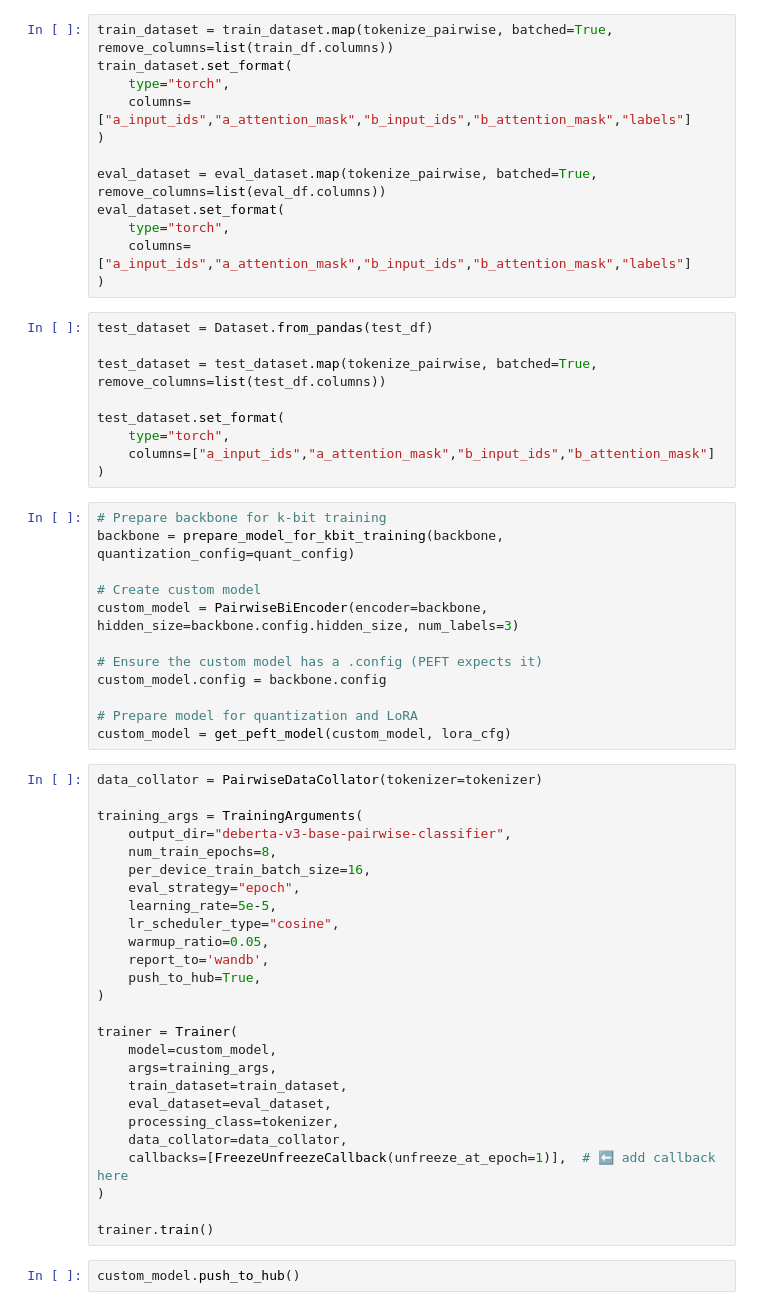
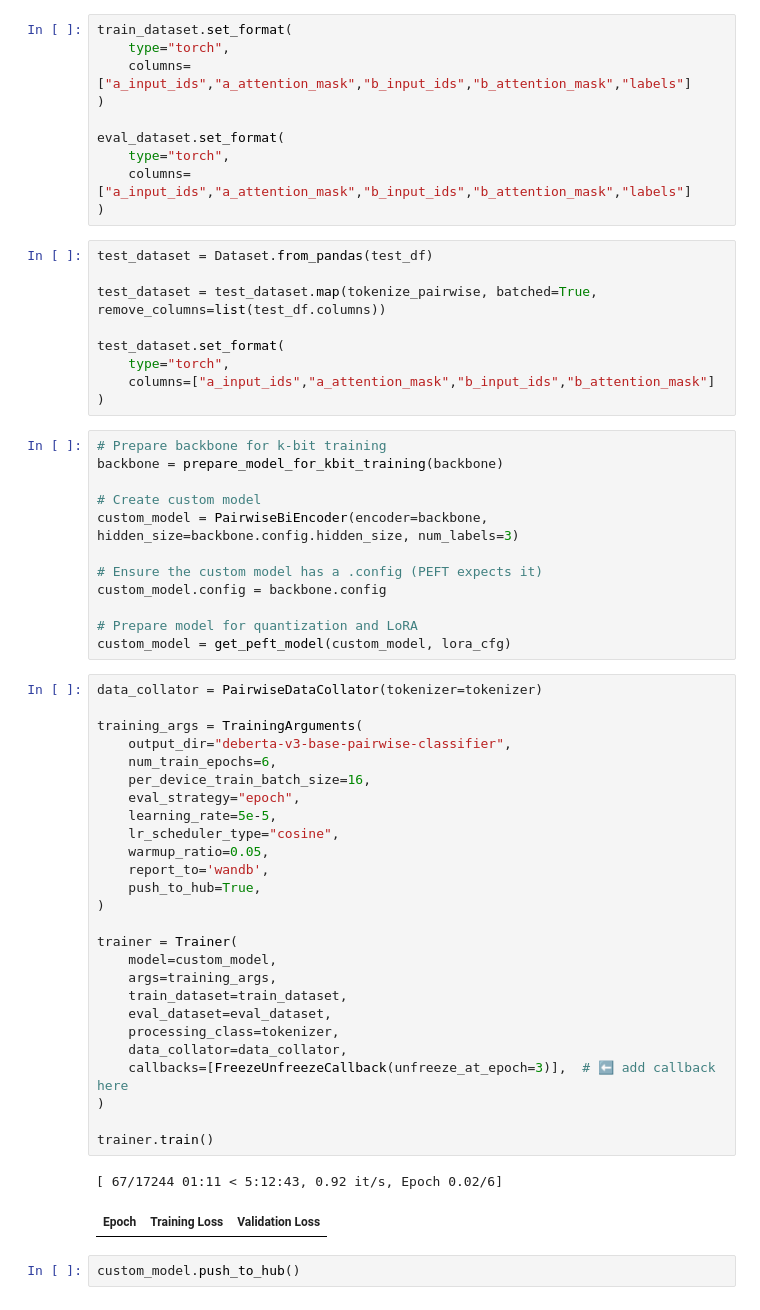
Before and after one commit to bheshajkc/nlp-playground, a Jupyter notebook: notebooks/llm_finetuning_v1.ipynb, the cells around one changed output. Drawn from its saved outputs; the diff is of its cells as text.

```diff
--- a/notebooks/llm_finetuning_v1.ipynb
+++ b/notebooks/llm_finetuning_v1.ipynb
@@ -470,13 +509,11 @@ eval_dataset = Dataset.from_pandas(eval_df)
 train_dataset = train_dataset.map(tokenize_pairwise, batched=True, remove_columns=list(train_df.columns))
 eval_dataset = eval_dataset.map(tokenize_pairwise, batched=True, remove_columns=list(eval_df.columns))
 # %%
-train_dataset = train_dataset.map(tokenize_pairwise, batched=True, remove_columns=list(train_df.columns))
 train_dataset.set_format(
     type="torch",
     columns=["a_input_ids","a_attention_mask","b_input_ids","b_attention_mask","labels"]
 )
 
-eval_dataset = eval_dataset.map(tokenize_pairwise, batched=True, remove_columns=list(eval_df.columns))
 eval_dataset.set_format(
     type="torch",
     columns=["a_input_ids","a_attention_mask","b_input_ids","b_attention_mask","labels"]
@@ -492,7 +529,7 @@ test_dataset.set_format(
 )
 # %%
 # Prepare backbone for k-bit training
-backbone = prepare_model_for_kbit_training(backbone, quantization_config=quant_config)
+backbone = prepare_model_for_kbit_training(backbone)
 
 # Create custom model
 custom_model = PairwiseBiEncoder(encoder=backbone, hidden_size=backbone.config.hidden_size, num_labels=3)
@@ -505,28 +542,31 @@ custom_model = get_peft_model(custom_model, lora_cfg)
 # %%
 data_collator = PairwiseDataCollator(tokenizer=tokenizer)
 
 training_args = TrainingArguments(
     output_dir="deberta-v3-base-pairwise-classifier",
-    num_train_epochs=8,
+    num_train_epochs=6,
     per_device_train_batch_size=16,
     eval_strategy="epoch",
     learning_rate=5e-5,
     lr_scheduler_type="cosine",
     warmup_ratio=0.05,
     report_to='wandb',
     push_to_hub=True,
 )
 
 trainer = Trainer(
     model=custom_model,
     args=training_args,
     train_dataset=train_dataset,
     eval_dataset=eval_dataset,
     processing_class=tokenizer,
     data_collator=data_collator,
-    callbacks=[FreezeUnfreezeCallback(unfreeze_at_epoch=1)],  # ⬅️ add callback here
+    callbacks=[FreezeUnfreezeCallback(unfreeze_at_epoch=3)],  # ⬅️ add callback here
 )
 
 trainer.train()
+# %% [output]
+[ 67/17244 01:11 < 5:12:43, 0.92 it/s, Epoch 0.02/6]
+| Epoch | Training Loss | Validation Loss |
 # %%
 custom_model.push_to_hub()
```
Also changed, not shown: parts of 12 cells of this notebook.
